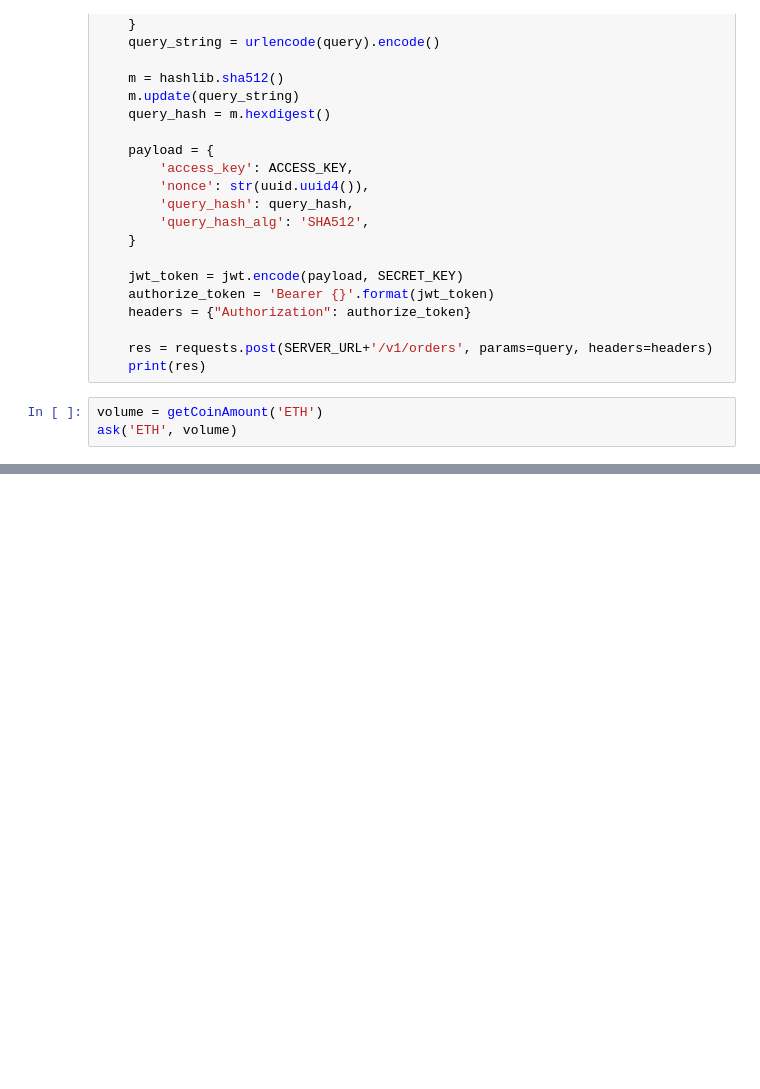
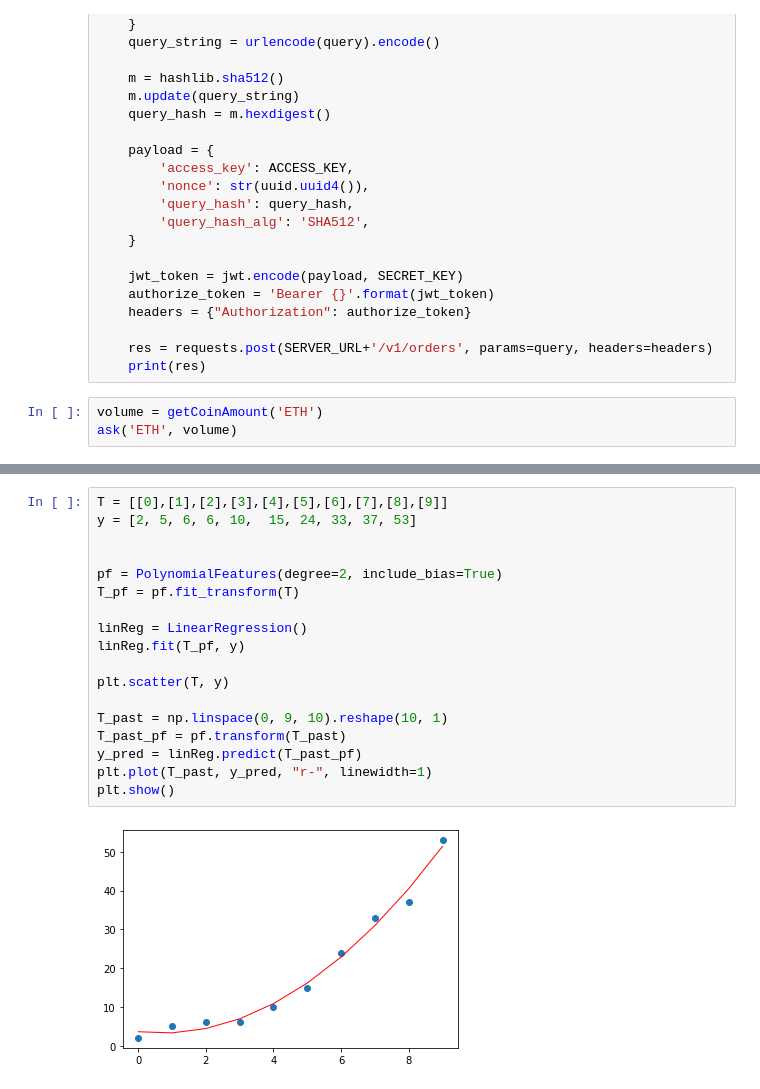
Before and after one commit to semonan/edu-python, a Jupyter notebook: cyptoCurrencyAutoTrading/autoTradingUpbit_v1.ipynb, the cells around one changed output, grey strips where cells are left out. Cells and saved outputs as stored; diff of their text form; blank space fills up the shorter version.

Commit message:
add polynomial regression

```diff
--- a/cyptoCurrencyAutoTrading/autoTradingUpbit_v1.ipynb
+++ b/cyptoCurrencyAutoTrading/autoTradingUpbit_v1.ipynb
@@ -200,0 +202,20 @@ while True:
+# %%
+T = [[0],[1],[2],[3],[4],[5],[6],[7],[8],[9]]
+y = [2, 5, 6, 6, 10,  15, 24, 33, 37, 53]
+
+
+pf = PolynomialFeatures(degree=2, include_bias=True)
+T_pf = pf.fit_transform(T)
+
+linReg = LinearRegression()
+linReg.fit(T_pf, y)
+
+plt.scatter(T, y)
+
+T_past = np.linspace(0, 9, 10).reshape(10, 1)
+T_past_pf = pf.transform(T_past)
+y_pred = linReg.predict(T_past_pf)
+plt.plot(T_past, y_pred, "r-", linewidth=1)
+plt.show()
+# %% [output]
+[figure, added]
```
Also changed, not shown: parts of 12 cells of this notebook.
